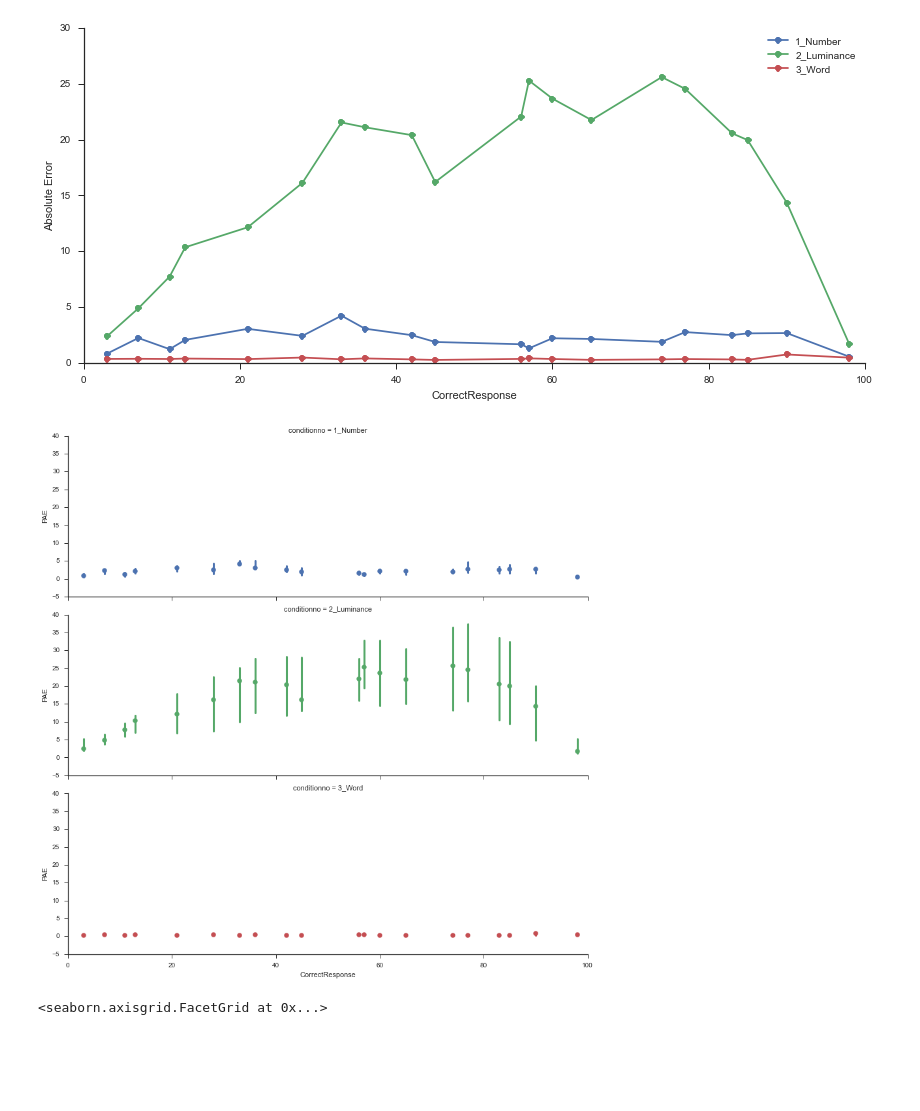
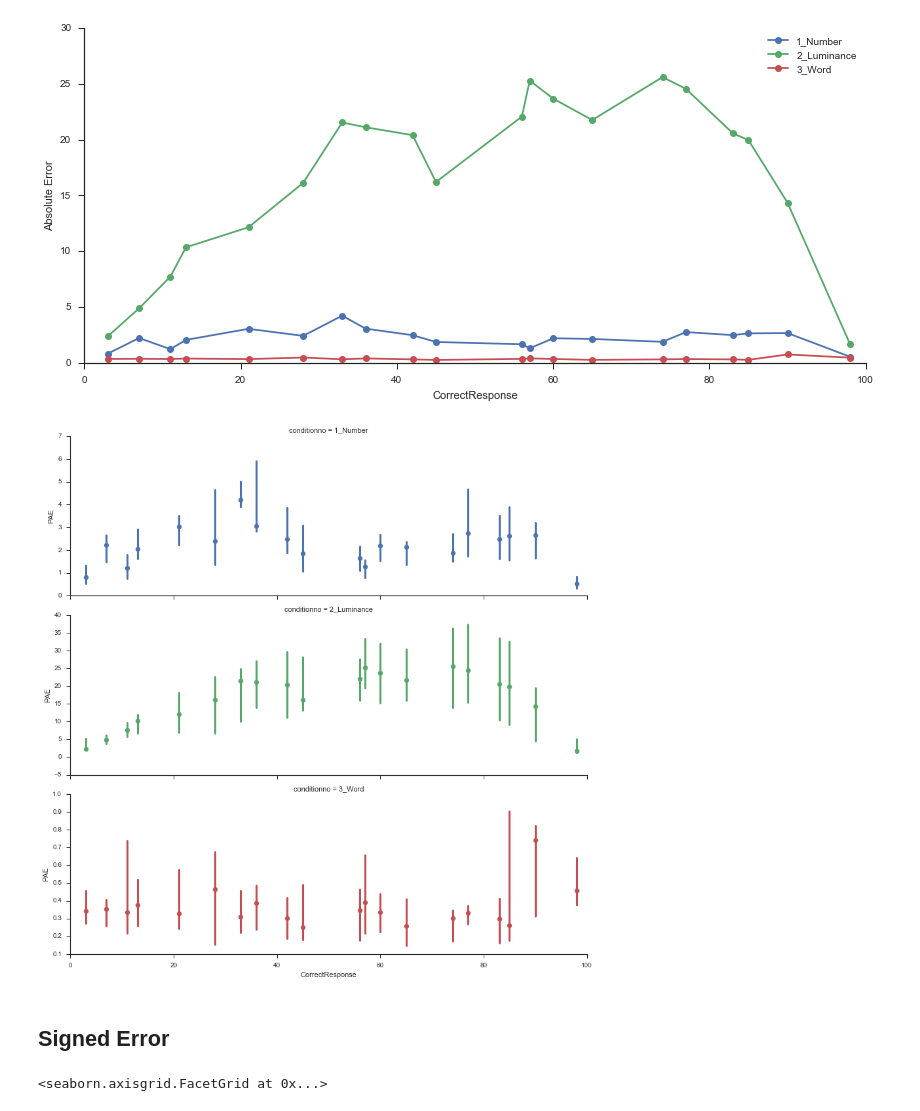
Before and after one commit to franink/Fractions, a Jupyter notebook: Data_Analyses/Vogel_Plots.ipynb, the cells around one changed output. Drawn from its saved outputs; the diff is of its cells as text; code cells hidden in the pictures; blank space fills up the shorter version.

Commit message:
Vogel Plots

```diff
--- a/Data_Analyses/Vogel_Plots.ipynb
+++ b/Data_Analyses/Vogel_Plots.ipynb
@@ -359,11 +361,13 @@ sns.despine(trim=True)
 # %% [output]
 [figure]
 # %%
-g = sns.FacetGrid(plt_df, row='conditionno',hue='conditionno',palette=pal,size=4,aspect=3)
-g = g.map(sns.regplot, 'CorrectResponse', 'PAE', fit_reg=False,x_estimator=np.median).set(xlim=(0,100))
+g = sns.FacetGrid(plt_df, row='conditionno',hue='conditionno',palette=pal,size=4,aspect=3, sharey=False)
+g = g.map(sns.regplot, 'CorrectResponse', 'PAE', fit_reg=False,x_estimator=np.median,).set(xlim=(0,100))
 sns.despine(trim=True)
 # %% [output]
-[figure, old version]
+[figure, new version]
+# %% [markdown]
+## Signed Error
 # %%
 ax = sns.factorplot(x='CorrectResponse',y='error',hue='conditionno',row='conditionno',data=plt_df,kind='box',size=4,
                     aspect=3,sharey=True)
```
Also changed, not shown: parts of 10 cells of this notebook, 1 other file.
